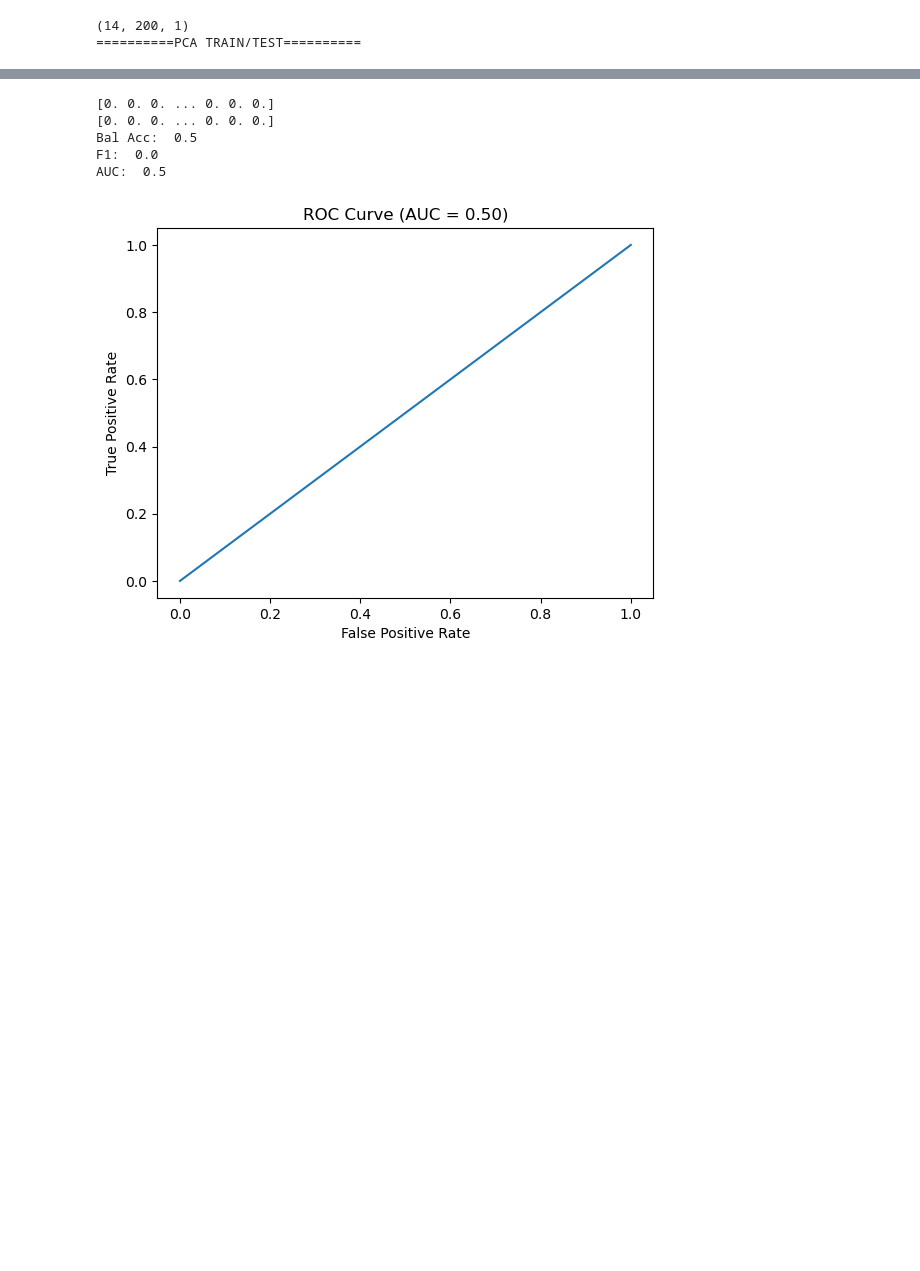
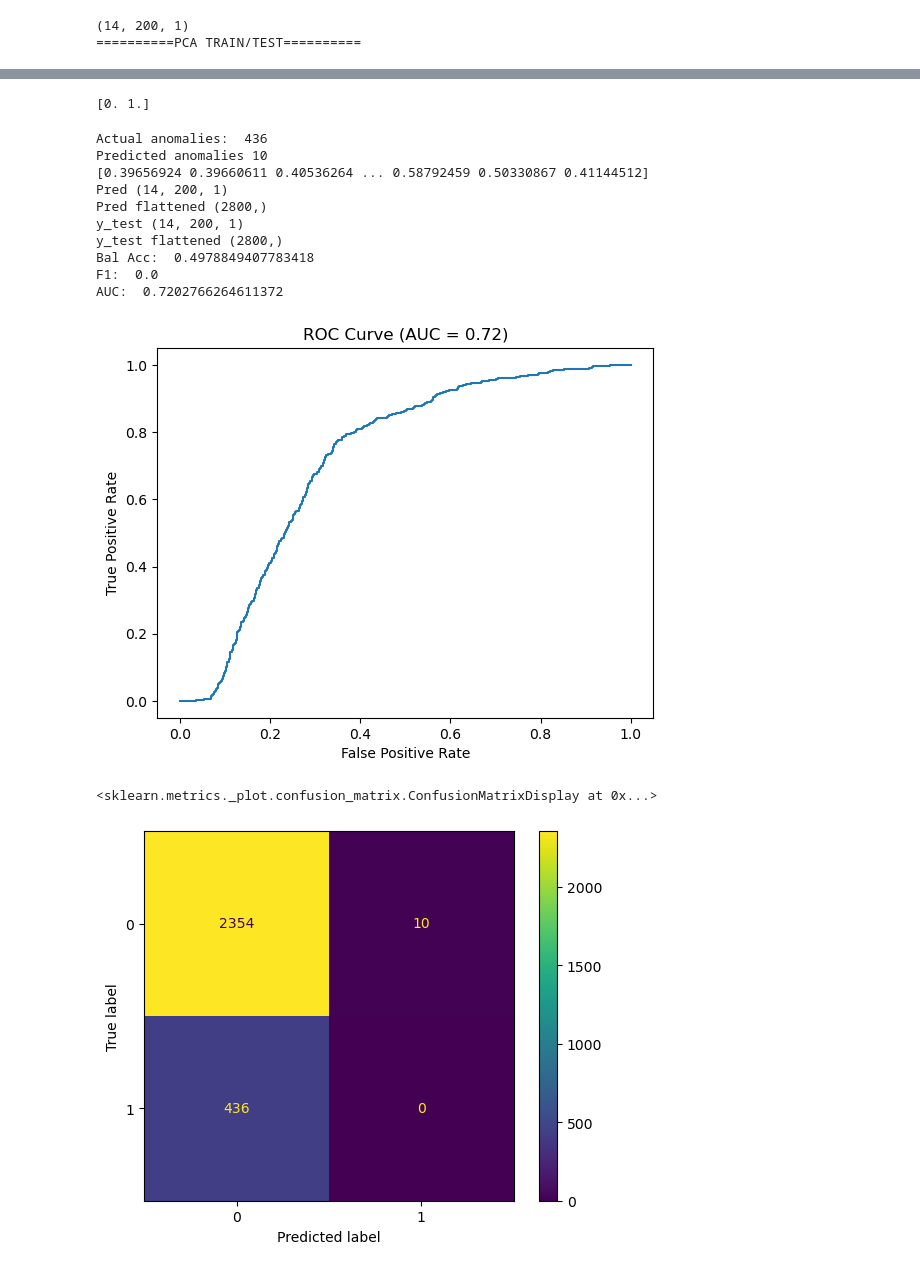
Before and after one commit to Chris-Howkins/Anomaly-Detection-ESN, a Jupyter notebook: autoencoder.ipynb, the cells around one changed output, grey strips where cells are left out. Drawn from its saved outputs; the diff is of its cells as text; code cells hidden in the pictures; blank space fills up the shorter version.

```diff
--- a/autoencoder.ipynb
+++ b/autoencoder.ipynb
@@ -787,7 +789,8 @@ class ESN(BaseEstimator):
                 output = np.dot(state.reshape(-1, 1).T, self.W_out.reshape(self.reservoir_size, -1))
                 y_prob = sigmoid(output)
                 pred[v][f] = (y_prob >= self.threshold).astype(int)
-                prob[v][f] =  y_prob
+                #print(pred[v][f].shape)
+                probs[v][f] =  y_prob
 
         return pred, probs
 
@@ -1243,3 +1210,7 @@ AUC:  0.5
+# %%
+print(np.unique(y_test))
+# %% [output]
+[0. 1.]
 # %%
 
 
@@ -1256,9 +1227,11 @@ AUC:  0.5
 #    leaking_rate=0.08210799041387684, output_size=1, reservoir_size=1000,
 #    sparsity=0.9252733800015754, spectral_radius=0.3364410948180354, threshold=0.39462707778742845)
 
+#0.9219100448194322
+
 
 esn = ESN(input_size=200, reservoir_size=1000, output_size=1, leaking_rate=0.890752732058367, spectral_radius=0.5215203845623011,
-         sparsity=0.08860864301501147, input_scaling=4.919175568058266, threshold=0.9219100448194322, ridge_alpha=0.6669484997770273, random_seed=83)
+         sparsity=0.08860864301501147, input_scaling=4.919175568058266, threshold=0.7, ridge_alpha=0.6669484997770273, random_seed=83)
 
 
 
@@ -1283,6 +1256,8 @@ esn = ESN(input_size=200, reservoir_size=1000, output_size=1, leaking_rate=0.890
 #train_data = pca_400_train.reshape(V, F, D)
 
 #train_states = None
+
+
 
 esn.fit(esn_input_train, y_train)
 
@@ -1309,37 +1284,65 @@ esn.fit(esn_input_train, y_train)
 
 #print(np.mean(acc))
 
+
+
 esn_pred, prob = esn.predict(esn_input_test)
 fpr, tpr, thresholds = roc_curve(y_test.flatten(), prob.flatten())
 auc_score = roc_auc_score(y_test.flatten(), prob.flatten())
-print(esn_pred.flatten())
-print(y_test.flatten())
+
+
+print("Actual anomalies: ", np.count_nonzero(y_test.flatten()))
+print("Predicted anomalies", np.count_nonzero(esn_pred.flatten()))
+print(prob.flatten())
+print("Pred", esn_pred.shape)
+print("Pred flattened", esn_pred.flatten().shape)
+print("y_test", y_test.shape)
+print("y_test flattened", y_test.flatten().shape)
+#print((prob >= 0.5).astype(int))
+
+#print(esn_pred.flatten())
+#print(y_test.flatten())
 balanced_accuracy = balanced_accuracy_score(y_test.flatten(), esn_pred.flatten())
 print("Bal Acc: ", balanced_accuracy)
 print("F1: ", f1_score(y_test.flatten(), esn_pred.flatten()))
 print("AUC: ", auc_score)
 
 
 
 plt.plot(fpr, tpr)
 plt.title(f'ROC Curve (AUC = {auc_score:.2f})')
 plt.xlabel('False Positive Rate')
 plt.ylabel('True Positive Rate')
 plt.show()
 
 
 
 
+cm = confusion_matrix(y_test.flatten(), esn_pred.flatten())
+
+disp = ConfusionMatrixDisplay(confusion_matrix=cm)
+disp.plot()
+
+
+
+
 
 
 #esn_accuracy = accuracy_score(y_test, y_pred)
 #print("ESN Accuracy: ", esn_accuracy)
 #auc_score = roc_auc_score(y_test, y_pred)
 #print("ESN AUC: ", auc_score)
 # %% [output]
-[0. 0. 0. ... 0. 0. 0.]
-[0. 0. 0. ... 0. 0. 0.]
-Bal Acc:  0.5
+Actual anomalies:  436
+Predicted anomalies 10
+[0.39656924 0.39660611 0.40536264 ... 0.58792459 0.50330867 0.41144512]
+Pred (14, 200, 1)
+Pred flattened (2800,)
+y_test (14, 200, 1)
+y_test flattened (2800,)
+Bal Acc:  0.4978849407783418
 F1:  0.0
-AUC:  0.5
+AUC:  0.7202766264611372
-[figure, old version]
+[figure, new version]
+<sklearn.metrics._plot.confusion_matrix.ConfusionMatrixDisplay at 0x...>
+[figure, added]
```
Also changed, not shown: parts of 4 cells of this notebook.
